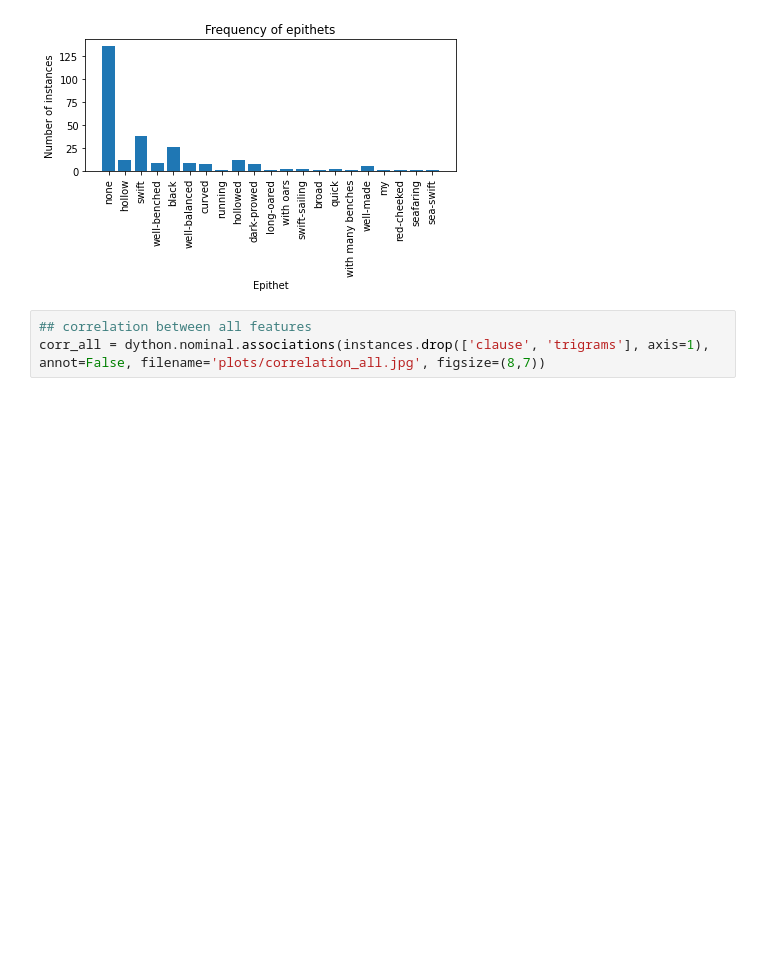
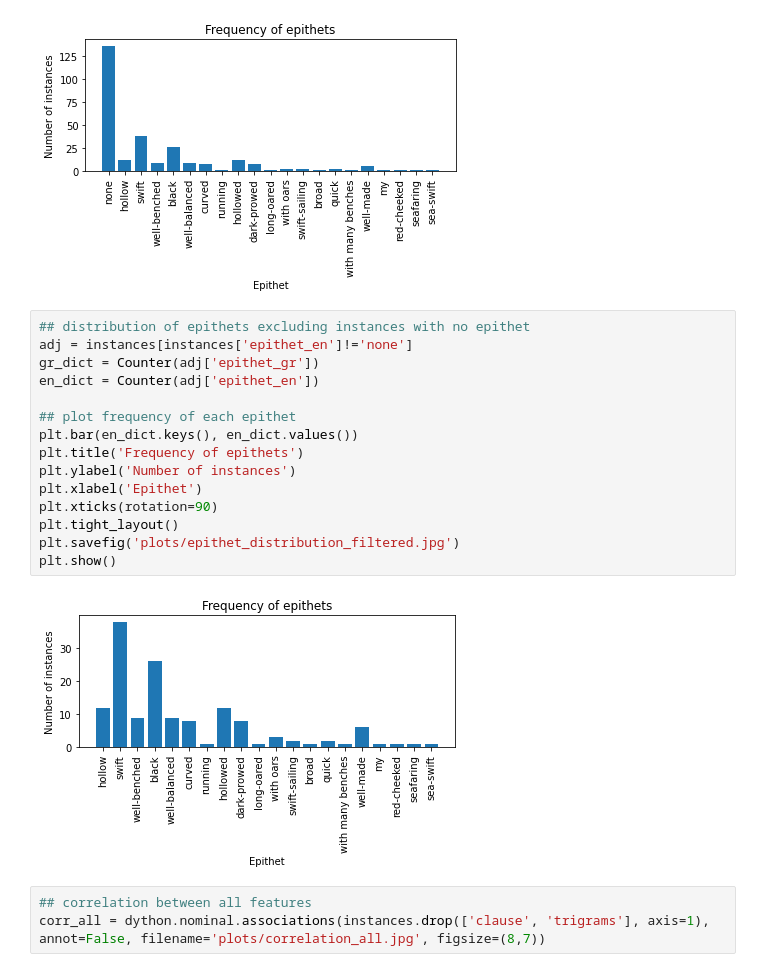
Before and after one commit to jwillmur/ancient_greek, a Jupyter notebook: clas20016_research/analyse_features.ipynb, the cells around one changed output. Drawn from its saved outputs; the diff is of its cells as text; blank space fills up the shorter version.

Commit message:
test a model without 'none' instances

```diff
--- a/clas20016_research/analyse_features.ipynb
+++ b/clas20016_research/analyse_features.ipynb
@@ -42,6 +42,23 @@ plt.savefig('plots/epithet_distribution.jpg')
 plt.show()
 # %% [output]
 [figure]
+# %%
+## distribution of epithets excluding instances with no epithet
+adj = instances[instances['epithet_en']!='none']
+gr_dict = Counter(adj['epithet_gr'])
+en_dict = Counter(adj['epithet_en'])
+
+## plot frequency of each epithet
+plt.bar(en_dict.keys(), en_dict.values())
+plt.title('Frequency of epithets')
+plt.ylabel('Number of instances')
+plt.xlabel('Epithet')
+plt.xticks(rotation=90)
+plt.tight_layout()
+plt.savefig('plots/epithet_distribution_filtered.jpg')
+plt.show()
+# %% [output]
+[figure, added]
 # %%
 ## correlation between all features
 corr_all = dython.nominal.associations(instances.drop(['clause', 'trigrams'], axis=1), annot=False, filename='plots/correlation_all.jpg', figsize=(8,7))
```
Also changed, not shown: parts of 2 cells of this notebook, 2 other files.
